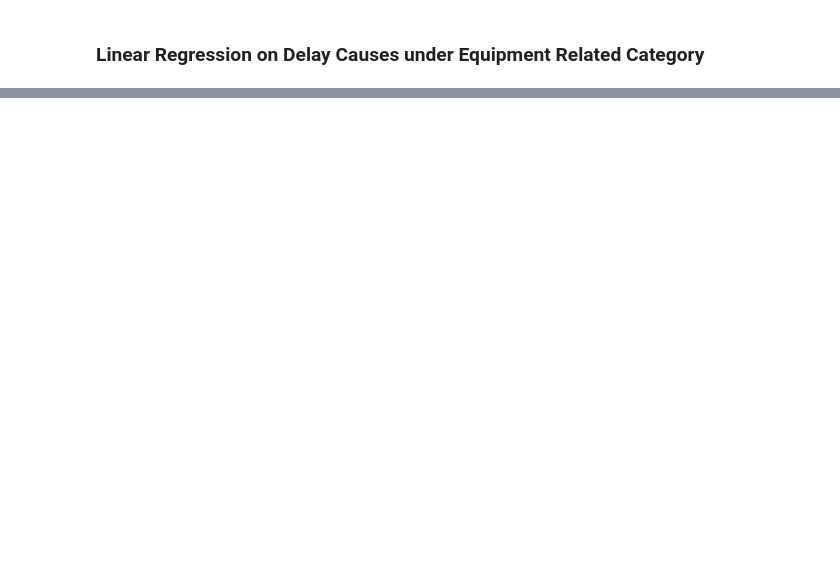
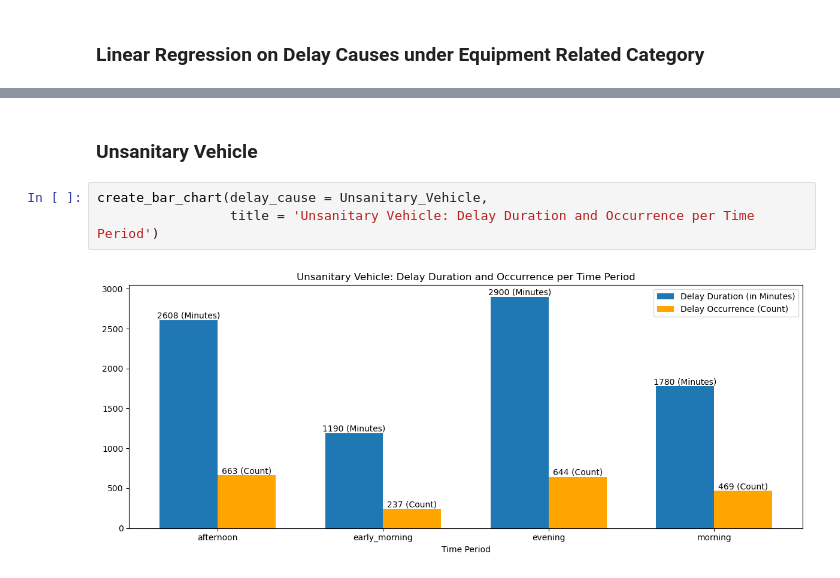
Before and after one commit to emem83/TTC-Delay-Dataset, a Jupyter notebook: TTC_Delay_Dataset_EDA.ipynb, the cells around one changed output, grey strips where cells are left out. Drawn from its saved outputs; the diff is of its cells as text; blank space fills up the shorter version.

```diff
--- a/TTC_Delay_Dataset_EDA.ipynb
+++ b/TTC_Delay_Dataset_EDA.ipynb
@@ -832,0 +710,7 @@ plt.show()
+# %% [markdown]
+### Unsanitary Vehicle
+# %%
+create_bar_chart(delay_cause = Unsanitary_Vehicle,
+                 title = 'Unsanitary Vehicle: Delay Duration and Occurrence per Time Period')
+# %% [output]
+[figure, added]
```
Also changed, not shown: parts of 29 cells of this notebook.
